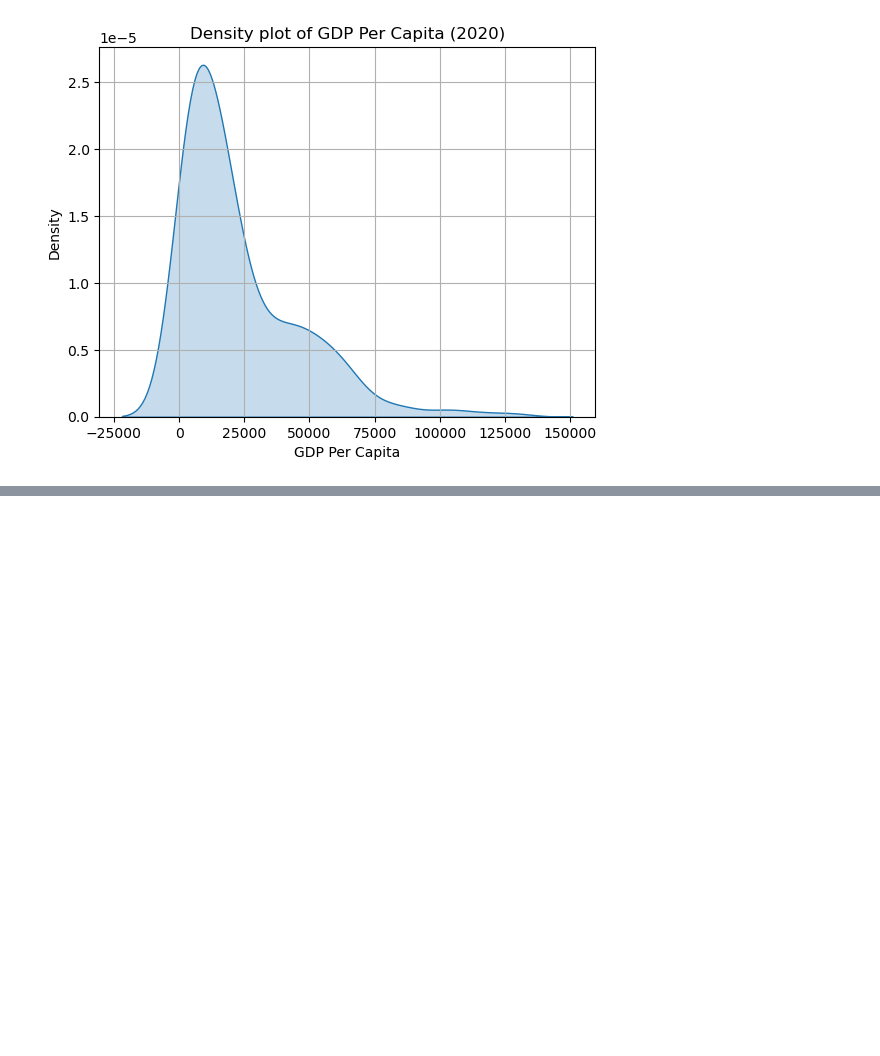
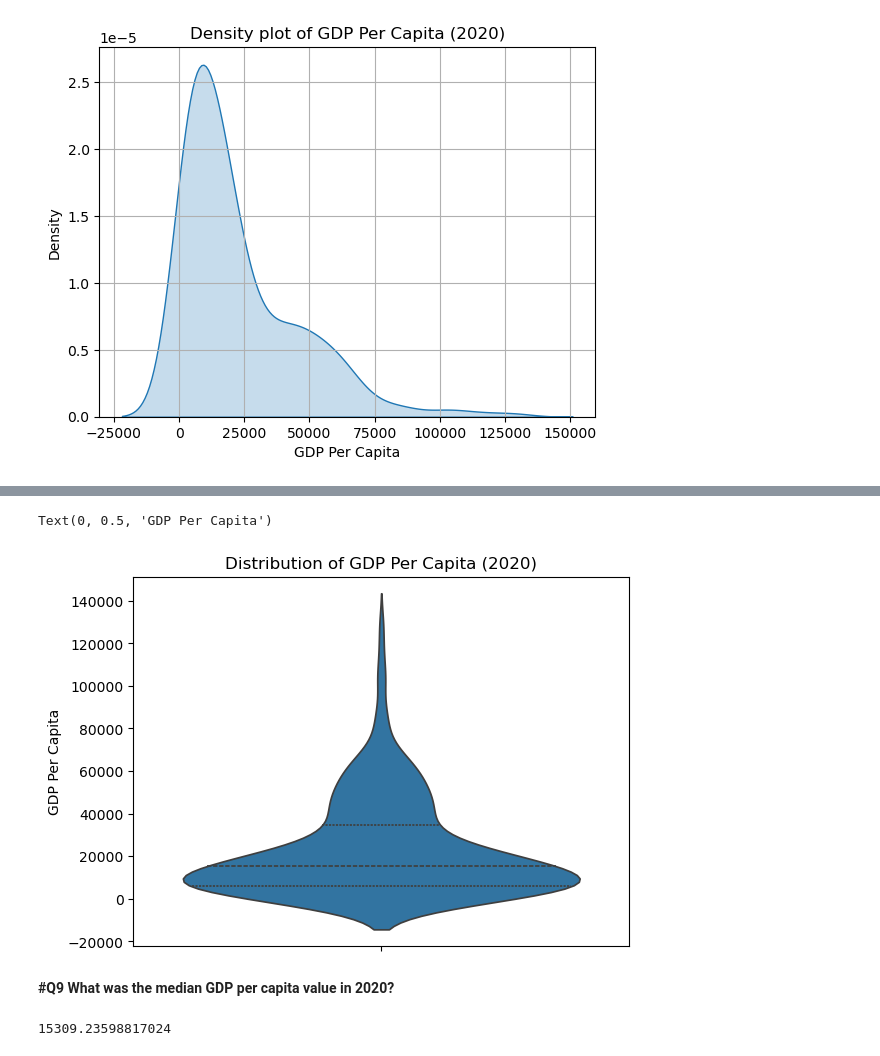
Before and after one commit to NSS-Data-Analytics-Cohort-15/un-exploration-ybayeh, a Jupyter notebook: notebooks/UNdata_yille.ipynb, the cells around one changed output, grey strips where cells are left out. Drawn from its saved outputs; the diff is of its cells as text; code cells hidden in the pictures; blank space fills up the shorter version.

```diff
--- a/notebooks/UNdata_yille.ipynb
+++ b/notebooks/UNdata_yille.ipynb
@@ -125,0 +174,15 @@ round(median_gdp_df_2020, 2)
+# %%
+sns.violinplot(gdp_2020['GDP_Per_Capita'], inner='quartile')
+plt.title('Distribution of GDP Per Capita (2020)')
+plt.ylabel('GDP Per Capita')
+# %% [output]
+Text(0, 0.5, 'GDP Per Capita')
+[figure, added]
+# %% [markdown]
+__#Q9  What was the median GDP per capita value in 2020?__
+# %%
+#Calculate median
+gdp_df_2020 = gdp_df[gdp_df['Year'] == 2020]
+gdp_df_2020['GDP_Per_Capita'].median()
+# %% [output]
+15309.23598817024
```
Also changed, not shown: parts of 79 cells of this notebook.
